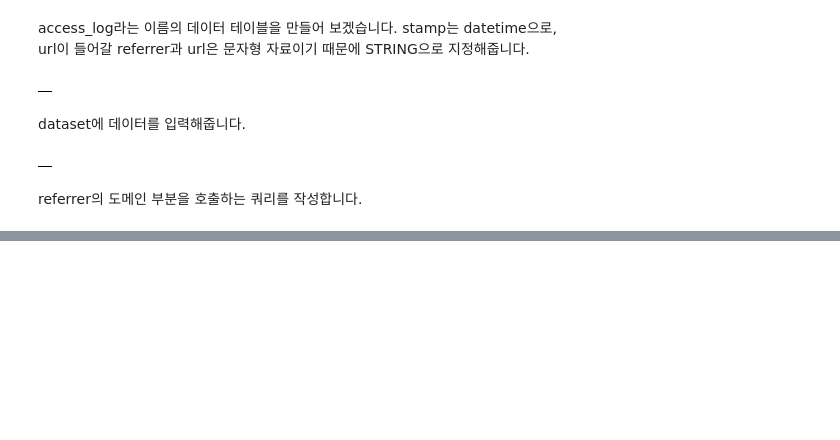
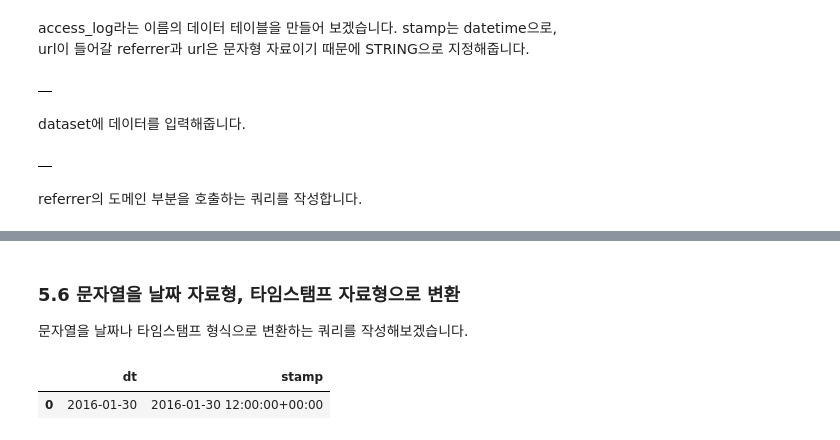
Before and after one commit to yhp2205/SQL, a Jupyter notebook: ch_5.ipynb, the cells around one changed output, grey strips where cells are left out. Cells and saved outputs as stored; diff of their text form; code cells hidden in the pictures; blank space fills up the shorter version.

```diff
--- a/ch_5.ipynb
+++ b/ch_5.ipynb
@@ -110,0 +191,13 @@ FROM sqldata.access_log
+# %% [markdown]
+### 5.6 문자열을 날짜 자료형, 타임스탬프 자료형으로 변환
+문자열을 날짜나 타임스탬프 형식으로 변환하는 쿼리를 작성해보겠습니다.
+# %%
+%%bigquery --project mygcpproject-340112
+SELECT
+  -- 'CAST(value AS type)' 사용하기
+  CAST('2016-01-30' AS date) AS dt
+  , CAST('2016-01-30 12:00:00' AS timestamp) AS stamp
+;
+# %% [output]
+|  | dt | stamp |
+| 0 | 2016-01-30 | 2016-01-30 12:00:00+00:00 |
```
Also changed, not shown: parts of 15 cells of this notebook.
